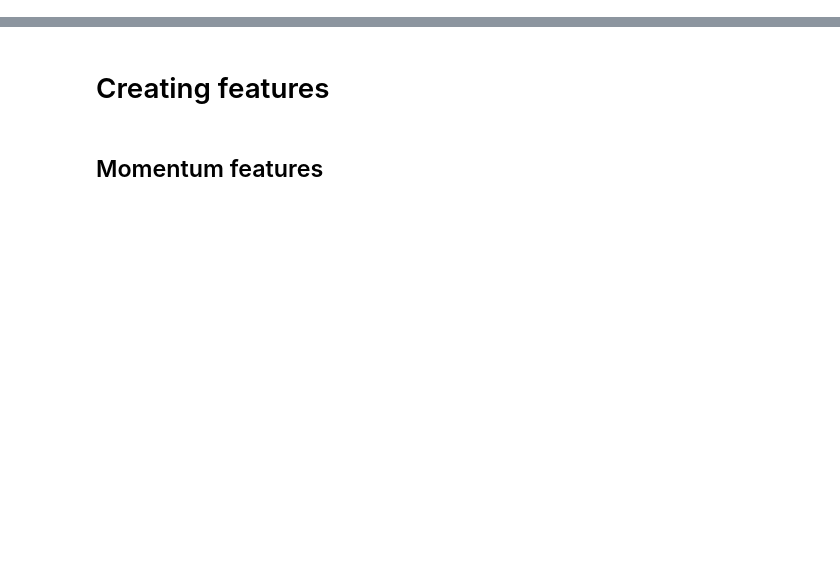
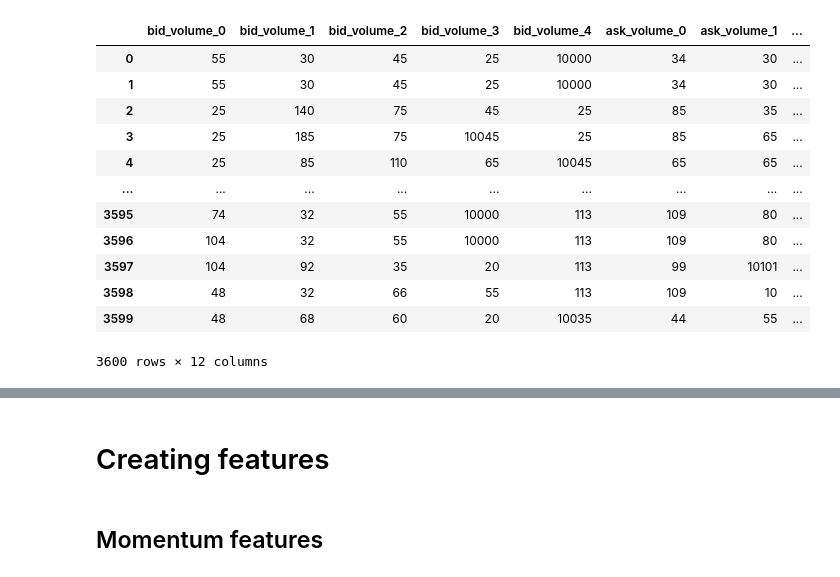
Before and after one commit to nicolassinott/Optiver_Ready_Trader_Go, a Jupyter notebook: pyready_trader_go/winning.ipynb, the cells around one changed output, grey strips where cells are left out. Cells and saved outputs as stored; diff of their text form; code cells hidden in the pictures; blank space fills up the shorter version.

```diff
--- a/pyready_trader_go/winning.ipynb
+++ b/pyready_trader_go/winning.ipynb
@@ -28,3 +28,19 @@ data = data.drop(columns=['bid_price', 'ask_price'])
+# %%
+data
+# %% [output]
+|  | bid_volume_0 | bid_volume_1 | bid_volume_2 | bid_volume_3 | bid_volume_4 | ask_volume_0 | ask_volume_1 | ... |
+| 0 | 55 | 30 | 45 | 25 | 10000 | 34 | 30 | ... |
+| 1 | 55 | 30 | 45 | 25 | 10000 | 34 | 30 | ... |
+| 2 | 25 | 140 | 75 | 45 | 25 | 85 | 35 | ... |
+| 3 | 25 | 185 | 75 | 10045 | 25 | 85 | 65 | ... |
+| 4 | 25 | 85 | 110 | 65 | 10045 | 65 | 65 | ... |
+| ... | ... | ... | ... | ... | ... | ... | ... | ... |
+| 3595 | 74 | 32 | 55 | 10000 | 113 | 109 | 80 | ... |
+| 3596 | 104 | 32 | 55 | 10000 | 113 | 109 | 80 | ... |
+| 3597 | 104 | 92 | 35 | 20 | 113 | 99 | 10101 | ... |
+| 3598 | 48 | 32 | 66 | 55 | 113 | 109 | 10 | ... |
+| 3599 | 48 | 68 | 60 | 20 | 10035 | 44 | 55 | ... |
+3600 rows × 12 columns
 # %%
 SHIFTS = [1,3,7,14,28,56]
 # %%
```
Also changed, not shown: parts of 36 cells of this notebook.
